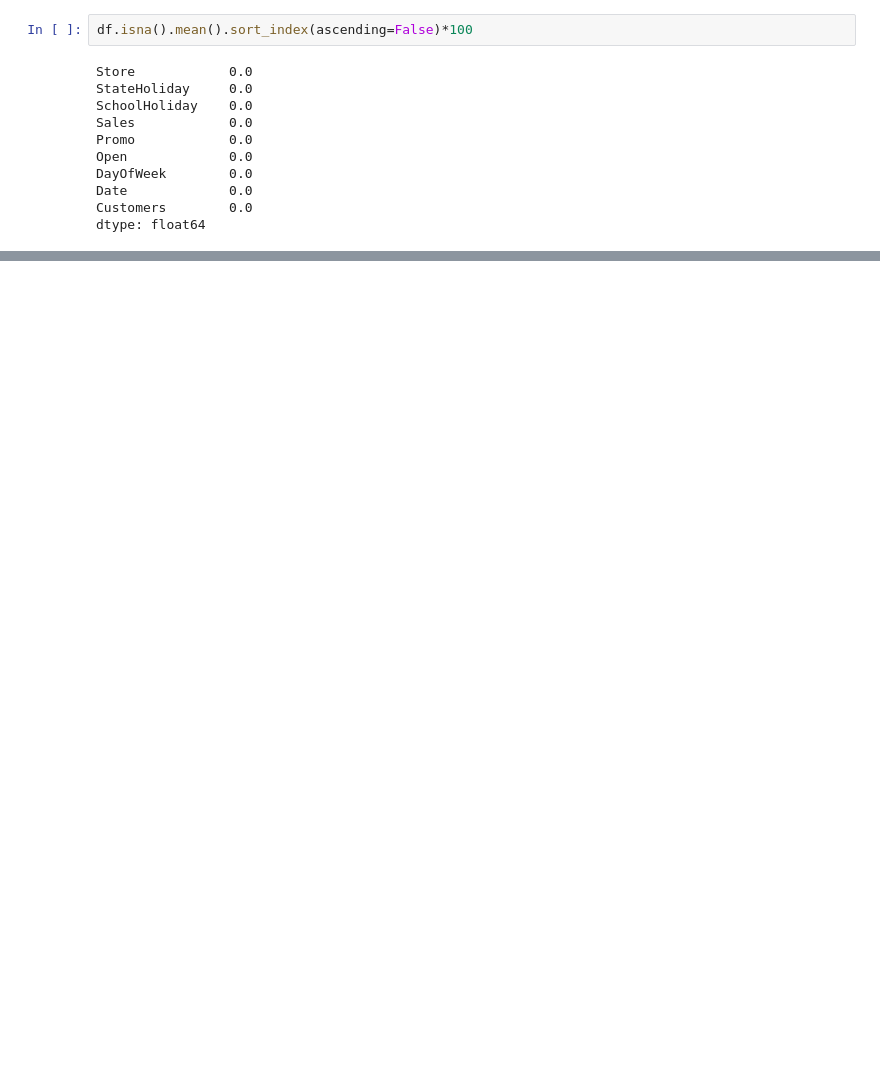
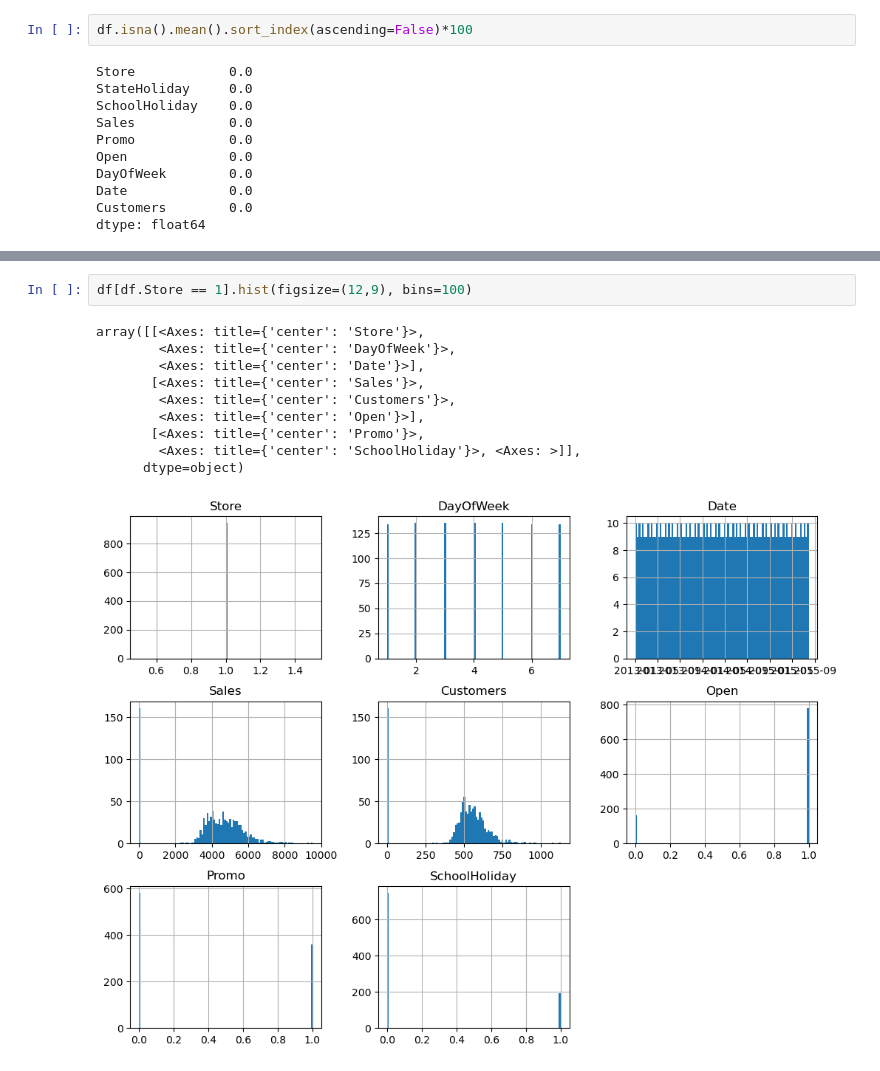
Before and after one commit to omid-sar/Interview-Preparation, a Jupyter notebook: data_manipulation/test.ipynb, the cells around one changed output, grey strips where cells are left out. Saved outputs shown, nothing was run; the diff lists cells and outputs as text; blank space fills up the shorter version.

```diff
--- a/data_manipulation/test.ipynb
+++ b/data_manipulation/test.ipynb
@@ -910,0 +946,13 @@ array(['0', 'a', 'b', 'c', 0], dtype=object)
+# %%
+df[df.Store == 1].hist(figsize=(12,9), bins=100)
+# %% [output]
+array([[<Axes: title={'center': 'Store'}>,
+        <Axes: title={'center': 'DayOfWeek'}>,
+        <Axes: title={'center': 'Date'}>],
+       [<Axes: title={'center': 'Sales'}>,
+        <Axes: title={'center': 'Customers'}>,
+        <Axes: title={'center': 'Open'}>],
+       [<Axes: title={'center': 'Promo'}>,
+        <Axes: title={'center': 'SchoolHoliday'}>, <Axes: >]],
+      dtype=object)
+[figure, added]
```
Also changed, not shown: parts of 21 cells of this notebook.
